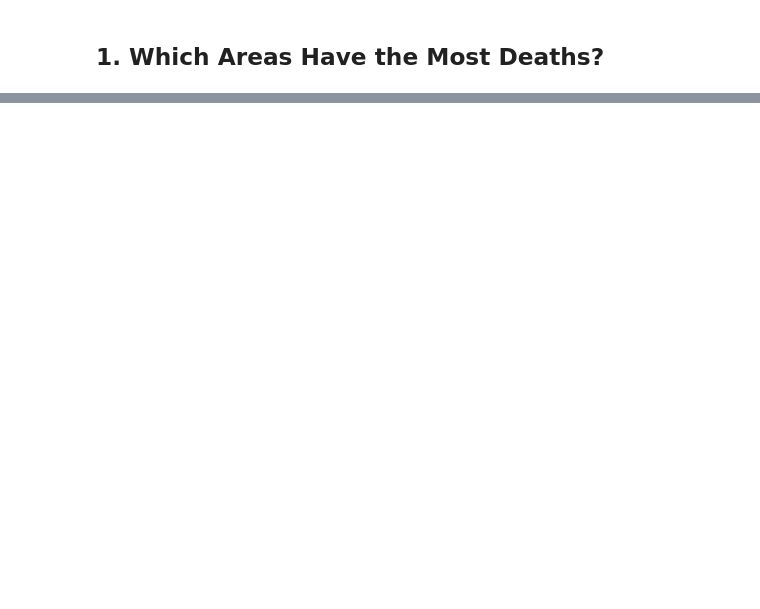
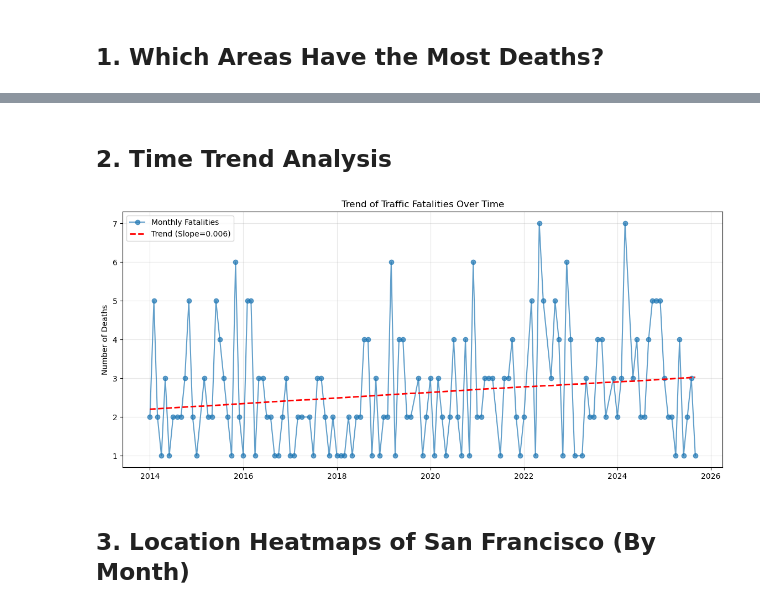
Before and after one commit to UCB-stat-159-f25/final-group26, a Jupyter notebook: notebooks/02_Location_Analysis.ipynb, the cells around one changed output, grey strips where cells are left out. Drawn from its saved outputs; the diff is of its cells as text; code cells hidden in the pictures; blank space fills up the shorter version.

```diff
--- a/notebooks/02_Location_Analysis.ipynb
+++ b/notebooks/02_Location_Analysis.ipynb
@@ -27,0 +80,23 @@ df['month_year'] = df['date'].dt.to_period('M')
+# %% [markdown]
+## 2. Time Trend Analysis
+# %%
+monthly_trend = df.groupby('month_year').size()
+monthly_trend.index = monthly_trend.index.to_timestamp()
+
+plt.figure(figsize = (14, 6))
+plt.plot(monthly_trend.index, monthly_trend.values, marker='o', linestyle='-', alpha=0.7, label='Monthly Fatalities')
+
+#regression
+x_nums = np.arange(len(monthly_trend))
+slope, intercept, r_value, p_value, std_err = stats.linregress(x_nums, monthly_trend.values)
+plt.plot(monthly_trend.index, intercept + slope * x_nums, 'r--', linewidth=2, label=f'Trend (Slope={slope:.3f})')
+
+plt.title('Trend of Traffic Fatalities Over Time')
+plt.ylabel('Number of Deaths')
+plt.legend()
+plt.grid(True, alpha=0.3)
+plt.show()
+# %% [output]
+[figure, added]
+# %% [markdown]
+## 3. Location Heatmaps of San Francisco (By Month)
```
Also changed, not shown: parts of 3 cells of this notebook.
